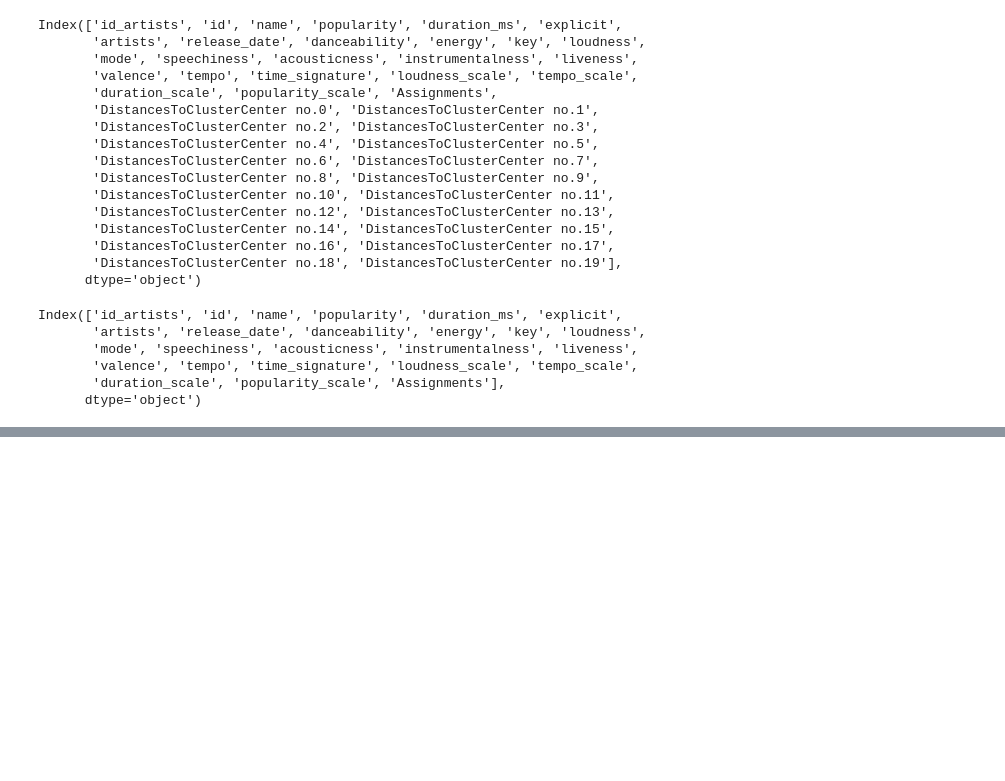
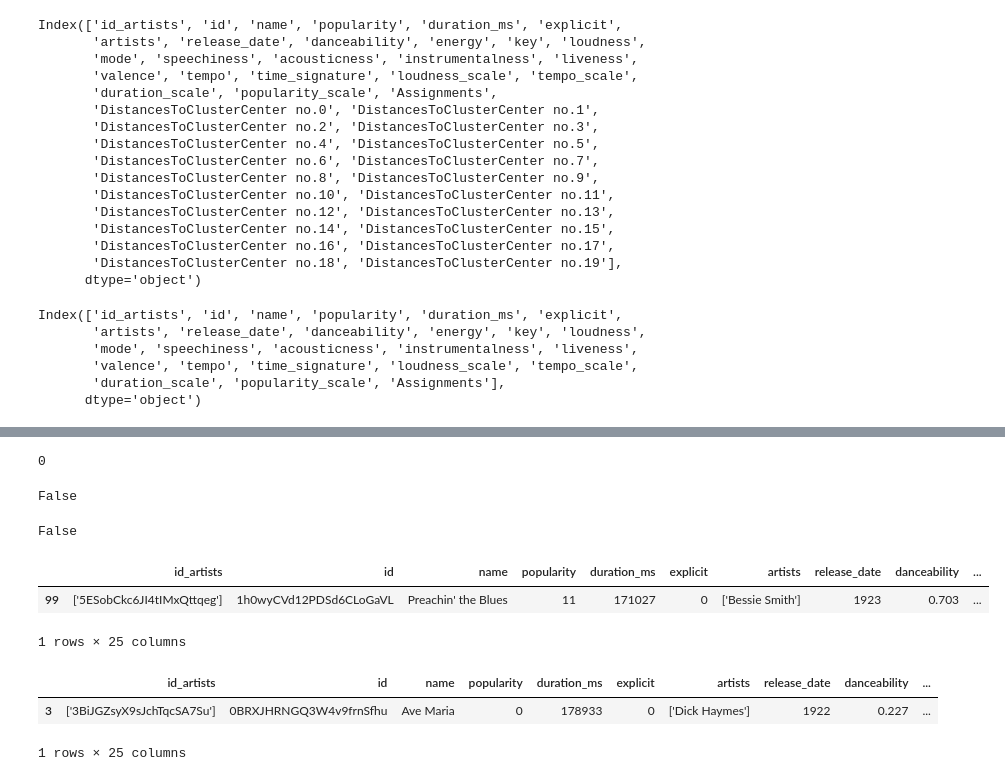
Before and after one commit to sabrinawjo/Music_ML, a Jupyter notebook: Yvonne/Clustering_ML.ipynb, the cells around one changed output, grey strips where cells are left out. Saved outputs shown, nothing was run; the diff lists cells and outputs as text; code cells hidden in the pictures; blank space fills up the shorter version.

Commit message:
Song to song references

```diff
--- a/Yvonne/Clustering_ML.ipynb
+++ b/Yvonne/Clustering_ML.ipynb
@@ -142,0 +192,33 @@ Name: DistancesToClusterCenter no.0, Length: 100, dtype: float64
+# %%
+song = "Muggles"
+referenced_song = clean_no_popular[clean_no_popular["name"]==song]
+assignment = int(referenced_song["Assignments"])
+assignment
+# %% [output]
+0
+# %%
+song = "Preachin' the Blues"
+if song in clean_no_popular["name"]:
+    print("True")
+else:
+    print("False")
+# %% [output]
+False
+# %%
+song = "Preachin' the Blues"
+"Ave Maria" in clean_no_popular["name"]
+# %% [output]
+False
+# %%
+song = "Preachin' the Blues"
+clean_no_popular[clean_no_popular["name"]==song]
+# %% [output]
+|  | id_artists | id | name | popularity | duration_ms | explicit | artists | release_date | danceability | ... |
+| 99 | ['5ESobCkc6JI4tIMxQttqeg'] | 1h0wyCVd12PDSd6CLoGaVL | Preachin' the Blues | 11 | 171027 | 0 | ['Bessie Smith'] | 1923 | 0.703 | ... |
+1 rows × 25 columns
+# %%
+clean_no_popular[clean_no_popular['name'].str.contains('Ave Maria')]
+# %% [output]
+|  | id_artists | id | name | popularity | duration_ms | explicit | artists | release_date | danceability | ... |
+| 3 | ['3BiJGZsyX9sJchTqcSA7Su'] | 0BRXJHRNGQ3W4v9frnSfhu | Ave Maria | 0 | 178933 | 0 | ['Dick Haymes'] | 1922 | 0.227 | ... |
+1 rows × 25 columns
```
Also changed, not shown: parts of 5 cells of this notebook.
